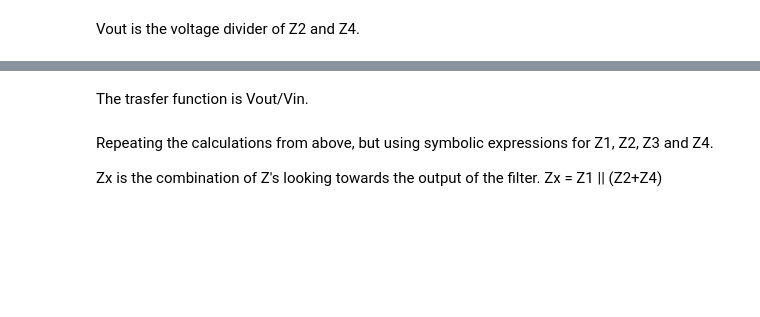
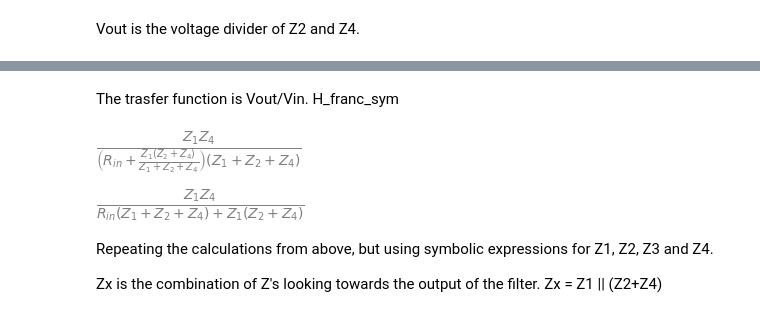
Before and after one commit to Tiburonboy/Symbolic-Modified-Nodal-Analysis-using-Python, a Jupyter notebook: backup/Pi-Filter.ipynb, the cells around one changed output, grey strips where cells are left out. Drawn from its saved outputs; the diff is of its cells as text; code cells hidden in the pictures; blank space fills up the shorter version.

```diff
--- a/backup/Pi-Filter.ipynb
+++ b/backup/Pi-Filter.ipynb
@@ -570,10 +735,15 @@ V_out
 # %% [markdown]
 The trasfer function is Vout/Vin.
+H_franc_sym
 # %%
-H_facts_z = V_out/V1
-H_facts_z
+H_franc_z = V_out/V1
+H_franc_z
+# %% [output]
+[figure, added]
 # %%
-H_facts_z.simplify()
+H_franc_z.simplify()
+# %% [output]
+[figure, added]
 # %% [markdown]
 Repeating the calculations from above, but using symbolic expressions for Z1, Z2, Z3 and Z4.
 
```
Also changed, not shown: parts of 231 cells of this notebook, 36 other files.
